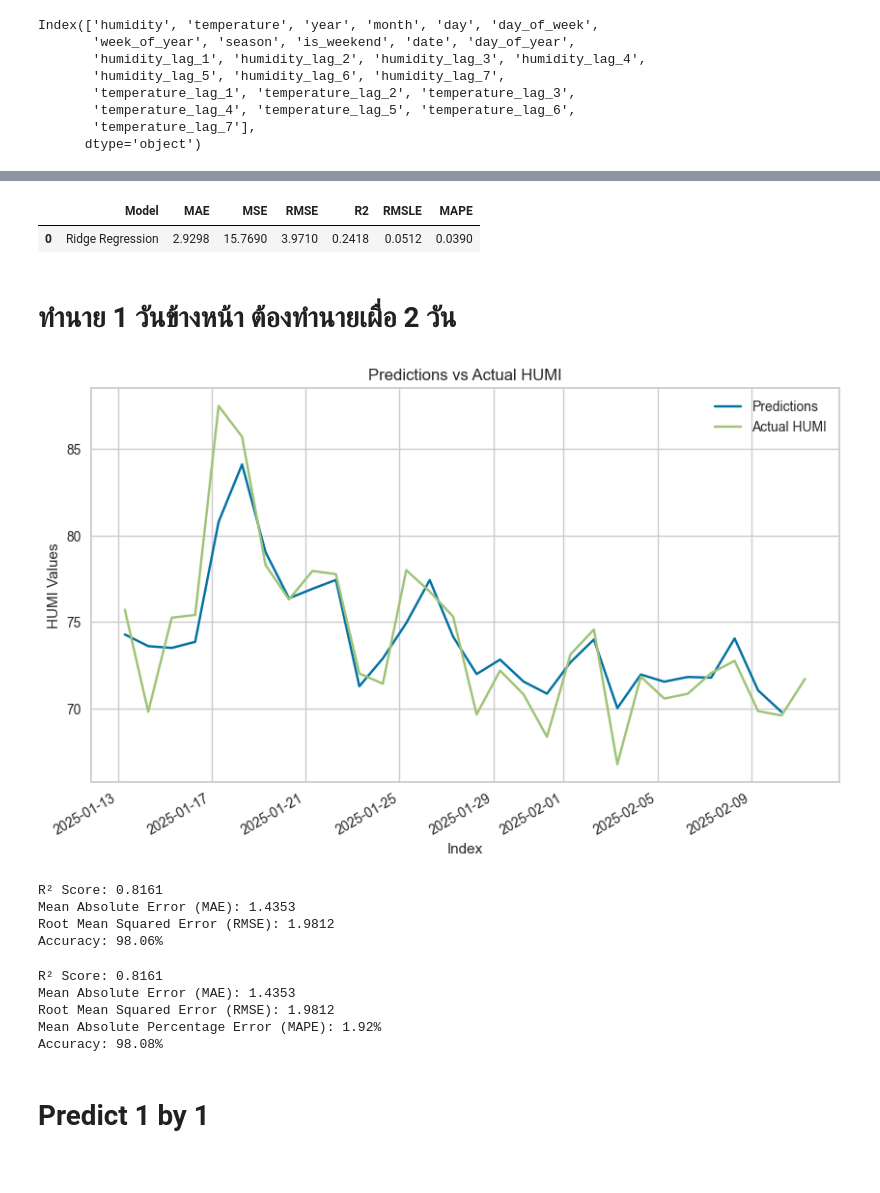
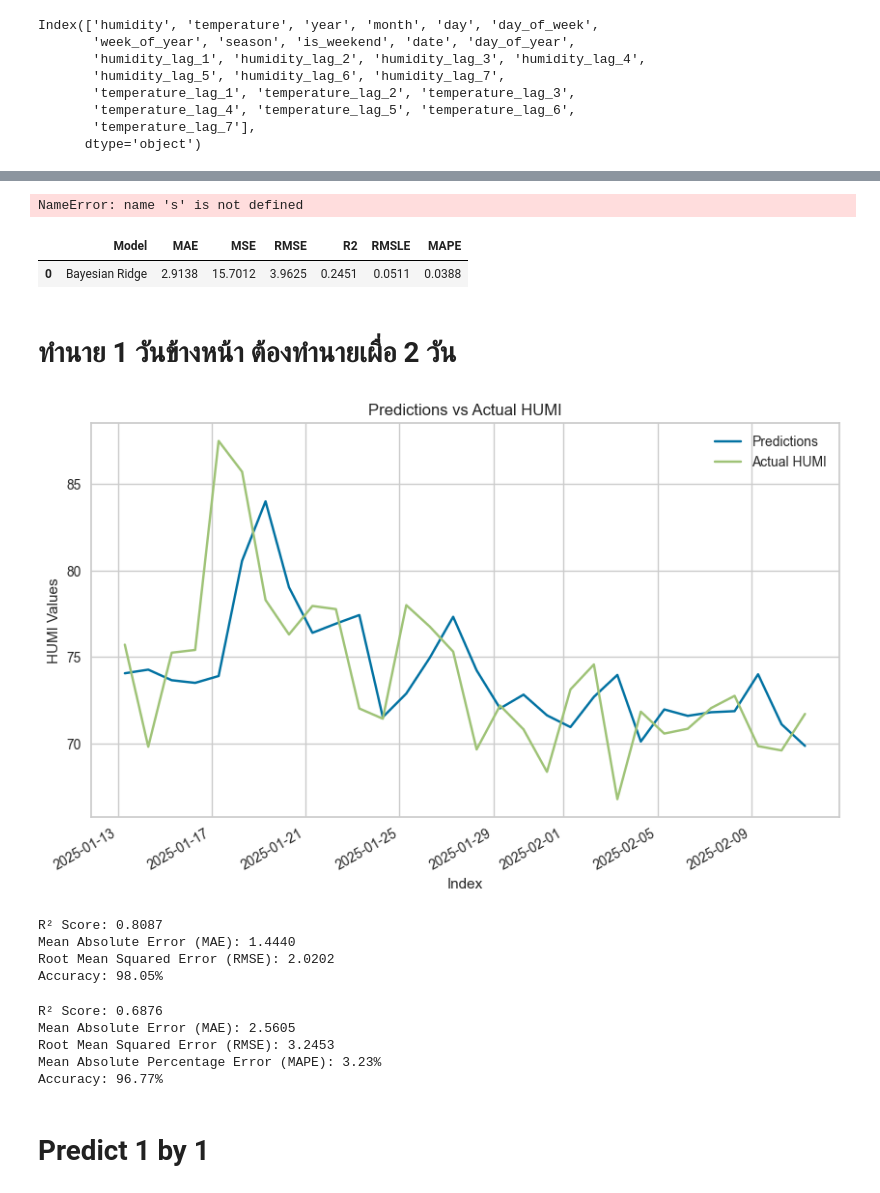
Before and after one commit to Anandaa69/PM2.5_Pycaret, a Jupyter notebook: Surat/train_process/humi_jsps01.ipynb/train_jsps01_humi_model.ipynb, the cells around one changed output, grey strips where cells are left out. Saved outputs shown, nothing was run; the diff lists cells and outputs as text; code cells hidden in the pictures.

```diff
--- a/Surat/train_process/humi_jsps01.ipynb/train_jsps01_humi_model.ipynb
+++ b/Surat/train_process/humi_jsps01.ipynb/train_jsps01_humi_model.ipynb
@@ -504,12 +463,16 @@ model_3 = exp1.create_model('br')
+# %%
+s
+# %% [output]
+NameError: name 's' is not defined
 # %%
 # exp1.evaluate_model(model_1)
 # %%
-predictions = exp1.predict_model(model_2, data=test_data)
+predictions = exp1.predict_model(model_3, data=test_data)
 predict_v = predictions['prediction_label']
 real = test_data['humidity']
 # %% [output]
 |  | Model | MAE | MSE | RMSE | R2 | RMSLE | MAPE |
-| 0 | Ridge Regression | 2.9298 | 15.7690 | 3.9710 | 0.2418 | 0.0512 | 0.0390 |
+| 0 | Bayesian Ridge | 2.9138 | 15.7012 | 3.9625 | 0.2451 | 0.0511 | 0.0388 |
 # %%
 # exp1.plot_model(model_2, 'learning')
 # %% [markdown]
@@ -517,23 +480,23 @@ real = test_data['humidity']
 # %%
 import pandas as pd
 import matplotlib.pyplot as plt
 
 # สมมุติว่า result คือ DataFrame ที่รวม predictions กับ pm_10
-result = pd.concat([predict_v.shift(-1), test_data['humidity']], axis=1)
+result = pd.concat([predict_v, test_data['humidity']], axis=1)
 result.columns = ['Predictions', 'Actual HUMI']  # ตั้งชื่อคอลัมน์
 
 # พล็อตข้อมูล
 result.plot(figsize=(10, 6))
 
 # ตั้งชื่อกราฟ
 plt.title('Predictions vs Actual HUMI')
 plt.xlabel('Index')
 plt.ylabel('HUMI Values')
 
 # แสดงกราฟ
 plt.show()
 # %% [output]
-[figure, old version]
+[figure, new version]
 # %%
 from pycaret.regression import *
 from sklearn.metrics import r2_score, mean_absolute_error, mean_squared_error
@@ -557,18 +520,18 @@ print(f"Mean Absolute Error (MAE): {mae:.4f}")  # Lower is better
 print(f"Root Mean Squared Error (RMSE): {rmse:.4f}")  # Lower is better
 print(f"Accuracy: {accuracy:.2f}%")  # Accuracy percentage
 # %% [output]
-R² Score: 0.8161
-Mean Absolute Error (MAE): 1.4353
-Root Mean Squared Error (RMSE): 1.9812
-Accuracy: 98.06%
+R² Score: 0.8087
+Mean Absolute Error (MAE): 1.4440
+Root Mean Squared Error (RMSE): 2.0202
+Accuracy: 98.05%
 # %%
 from pycaret.regression import *
 from sklearn.metrics import r2_score, mean_absolute_error, mean_squared_error
 import numpy as np
 
 # Extract actual values and predicted values
-y_true = test_data["humidity"][:"2025-2-10"]
-y_pred = predict_v.shift(-1).dropna(axis=0)
+y_true = test_data["humidity"][:7]
+y_pred = (predict_v.shift(-1).dropna(axis=0))[:7]
 
 # Calculate Regression Metrics
 r2 = r2_score(y_true, y_pred)
@@ -586,11 +549,11 @@ print(f"Root Mean Squared Error (RMSE): {rmse:.4f}")
 print(f"Mean Absolute Percentage Error (MAPE): {mape:.2f}%")
 print(f"Accuracy: {accuracy:.2f}%")
 # %% [output]
-R² Score: 0.8161
-Mean Absolute Error (MAE): 1.4353
-Root Mean Squared Error (RMSE): 1.9812
-Mean Absolute Percentage Error (MAPE): 1.92%
-Accuracy: 98.08%
+R² Score: 0.6876
+Mean Absolute Error (MAE): 2.5605
+Root Mean Squared Error (RMSE): 3.2453
+Mean Absolute Percentage Error (MAPE): 3.23%
+Accuracy: 96.77%
 # %% [markdown]
 # Predict 1 by 1
 # %% [markdown]
```
Also changed, not shown: parts of 6 cells of this notebook, 15 other files.
